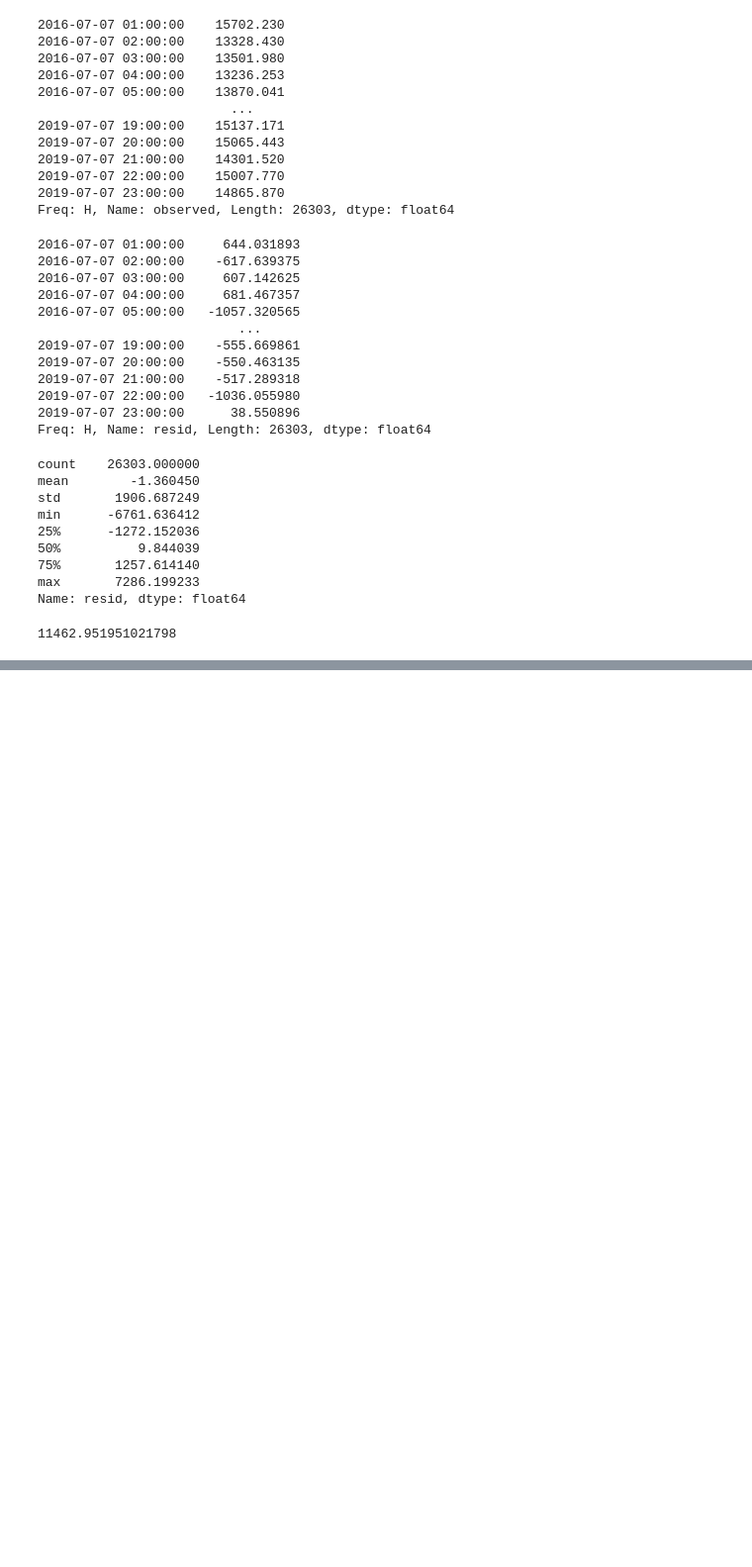
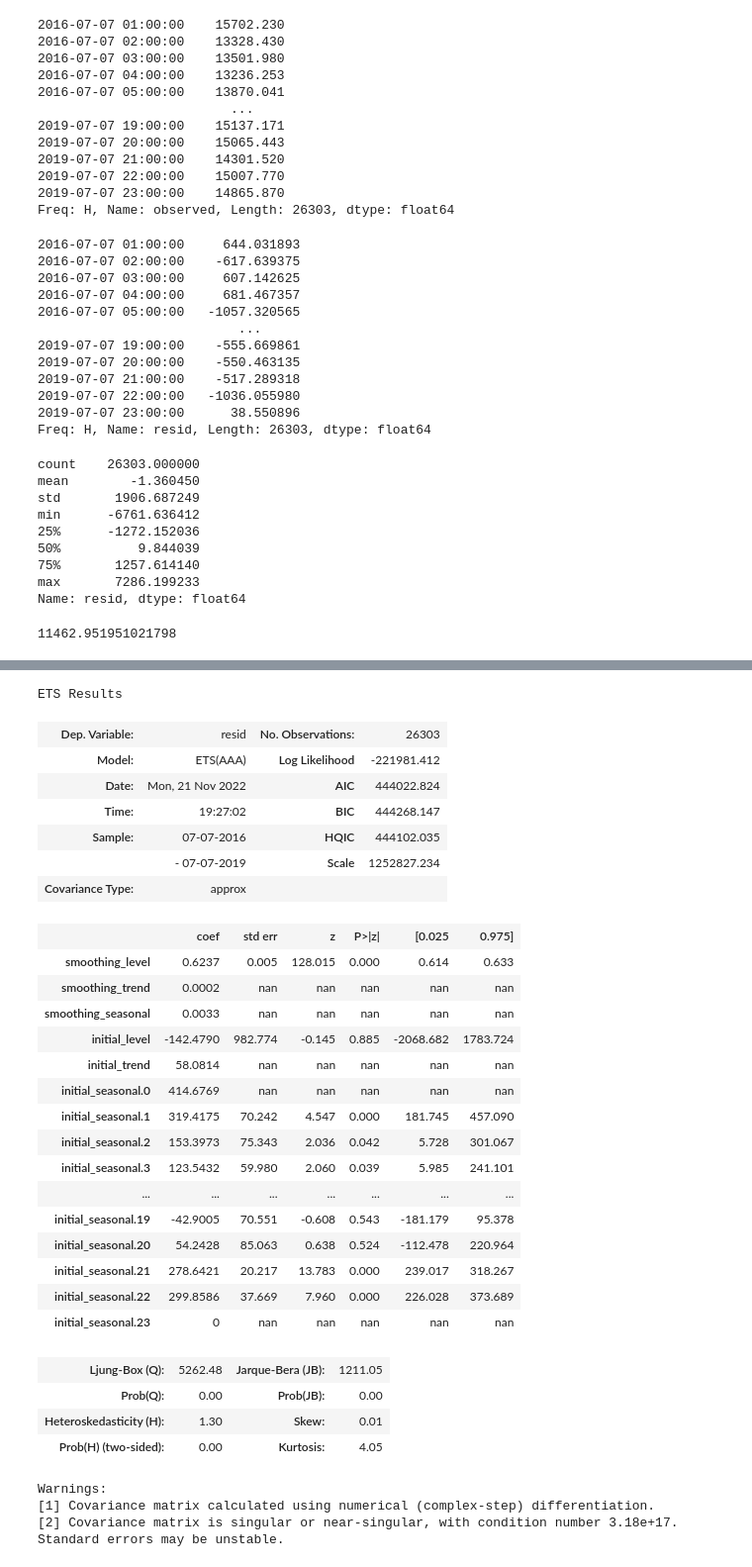
Before and after one commit to JacksonCorley/water_well_pump_optimization, a Jupyter notebook: demand.ipynb, the cells around one changed output, grey strips where cells are left out. Shown at 99% size. Drawn from its saved outputs; the diff is of its cells as text; code cells hidden in the pictures; blank space fills up the shorter version.

```diff
--- a/demand.ipynb
+++ b/demand.ipynb
@@ -229,0 +397,34 @@ south_hat.loc['2017-01-01 02:00:00':'2017-01-01 05:00:00']
+# %%
+fit.summary()
+# %% [output]
+ETS Results
+| Dep. Variable: | resid | No. Observations: | 26303 |
+| Model: | ETS(AAA) | Log Likelihood | -221981.412 |
+| Date: | Mon, 21 Nov 2022 | AIC | 444022.824 |
+| Time: | 19:27:02 | BIC | 444268.147 |
+| Sample: | 07-07-2016 | HQIC | 444102.035 |
+|  | - 07-07-2019 | Scale | 1252827.234 |
+| Covariance Type: | approx |  |  |
+|  | coef | std err | z | P>|z| | [0.025 | 0.975] |
+| smoothing_level | 0.6237 | 0.005 | 128.015 | 0.000 | 0.614 | 0.633 |
+| smoothing_trend | 0.0002 | nan | nan | nan | nan | nan |
+| smoothing_seasonal | 0.0033 | nan | nan | nan | nan | nan |
+| initial_level | -142.4790 | 982.774 | -0.145 | 0.885 | -2068.682 | 1783.724 |
+| initial_trend | 58.0814 | nan | nan | nan | nan | nan |
+| initial_seasonal.0 | 414.6769 | nan | nan | nan | nan | nan |
+| initial_seasonal.1 | 319.4175 | 70.242 | 4.547 | 0.000 | 181.745 | 457.090 |
+| initial_seasonal.2 | 153.3973 | 75.343 | 2.036 | 0.042 | 5.728 | 301.067 |
+| initial_seasonal.3 | 123.5432 | 59.980 | 2.060 | 0.039 | 5.985 | 241.101 |
+| ... | ... | ... | ... | ... | ... | ... |
+| initial_seasonal.19 | -42.9005 | 70.551 | -0.608 | 0.543 | -181.179 | 95.378 |
+| initial_seasonal.20 | 54.2428 | 85.063 | 0.638 | 0.524 | -112.478 | 220.964 |
+| initial_seasonal.21 | 278.6421 | 20.217 | 13.783 | 0.000 | 239.017 | 318.267 |
+| initial_seasonal.22 | 299.8586 | 37.669 | 7.960 | 0.000 | 226.028 | 373.689 |
+| initial_seasonal.23 | 0 | nan | nan | nan | nan | nan |
+| Ljung-Box (Q): | 5262.48 | Jarque-Bera (JB): | 1211.05 |
+| Prob(Q): | 0.00 | Prob(JB): | 0.00 |
+| Heteroskedasticity (H): | 1.30 | Skew: | 0.01 |
+| Prob(H) (two-sided): | 0.00 | Kurtosis: | 4.05 |
+Warnings:
+[1] Covariance matrix calculated using numerical (complex-step) differentiation.
+[2] Covariance matrix is singular or near-singular, with condition number 3.18e+17. Standard errors may be unstable.
```
Also changed, not shown: parts of 20 cells of this notebook, 1 other file.
